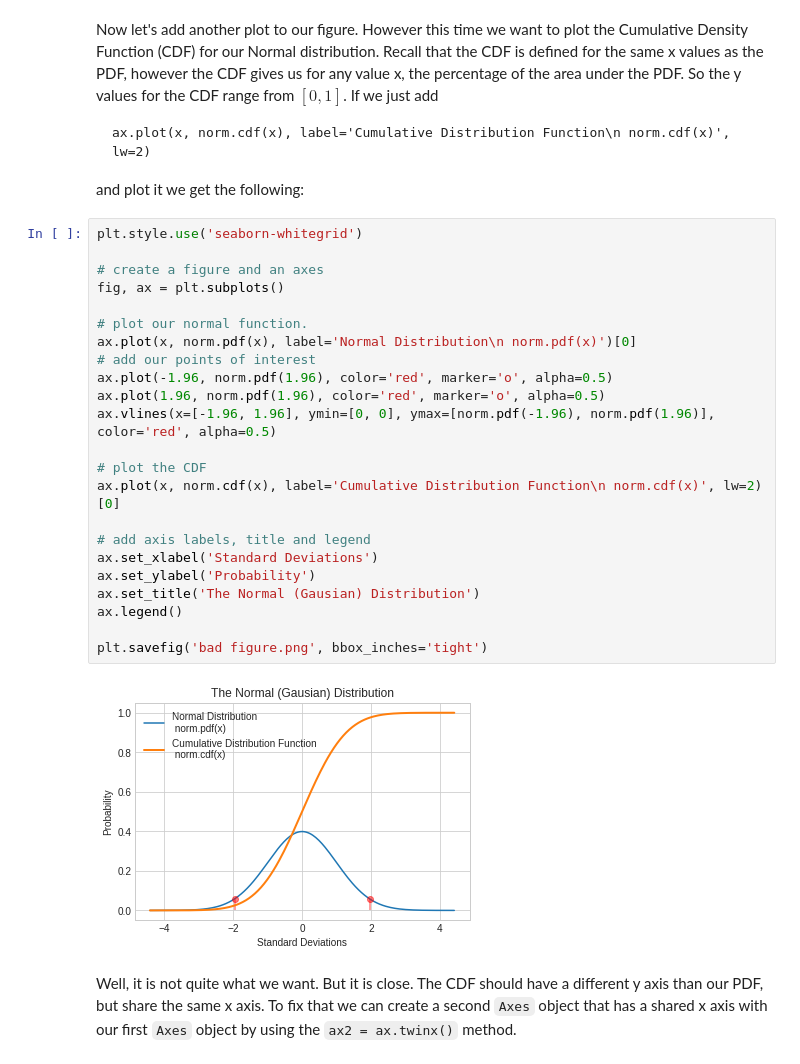
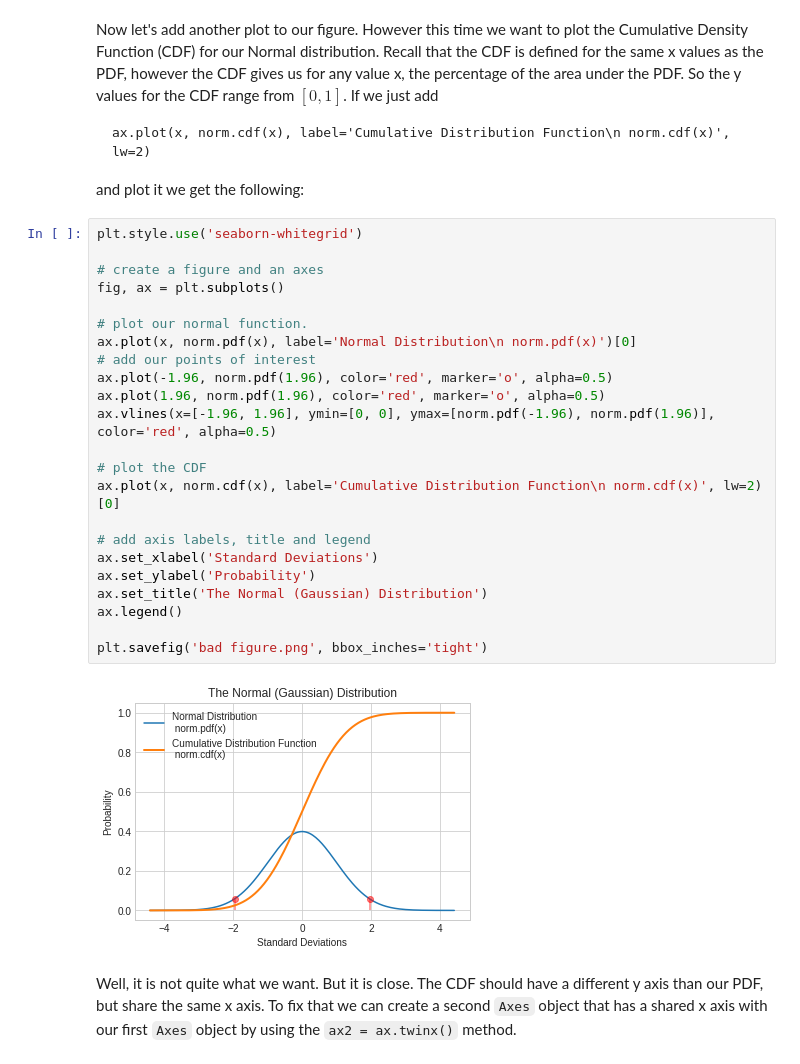
Before and after one commit to grtyvr/mathplotlib_using_normal_dist, a Jupyter notebook: MatPlotLib_2.ipynb, the cells around one changed output. Saved outputs shown, nothing was run; the diff lists cells and outputs as text.

```diff
--- a/MatPlotLib_2.ipynb
+++ b/MatPlotLib_2.ipynb
@@ -128,28 +130,28 @@ and plot it we get the following:
 # %%
 plt.style.use('seaborn-whitegrid')
 
 # create a figure and an axes
 fig, ax = plt.subplots()
 
 # plot our normal function.
 ax.plot(x, norm.pdf(x), label='Normal Distribution\n norm.pdf(x)')[0]
 # add our points of interest
 ax.plot(-1.96, norm.pdf(1.96), color='red', marker='o', alpha=0.5)
 ax.plot(1.96, norm.pdf(1.96), color='red', marker='o', alpha=0.5)
 ax.vlines(x=[-1.96, 1.96], ymin=[0, 0], ymax=[norm.pdf(-1.96), norm.pdf(1.96)], color='red', alpha=0.5)
 
 # plot the CDF
 ax.plot(x, norm.cdf(x), label='Cumulative Distribution Function\n norm.cdf(x)', lw=2)[0]
 
 # add axis labels, title and legend
 ax.set_xlabel('Standard Deviations')
 ax.set_ylabel('Probability')
-ax.set_title('The Normal (Gausian) Distribution')
+ax.set_title('The Normal (Gaussian) Distribution')
 ax.legend()
 
 plt.savefig('bad figure.png', bbox_inches='tight')
 # %% [output]
-[figure, old version]
+[figure, new version]
 # %% [markdown]
 Well, it is not quite what we want.  But it is close.  The CDF should have a different y axis than our PDF, but share the same x axis.  To fix that we can create a second `Axes` object that has a shared x axis with our first `Axes` object by using the `ax2 = ax.twinx()` method.
 # %%
```
Also changed, not shown: parts of 12 cells of this notebook, 12 other files.
